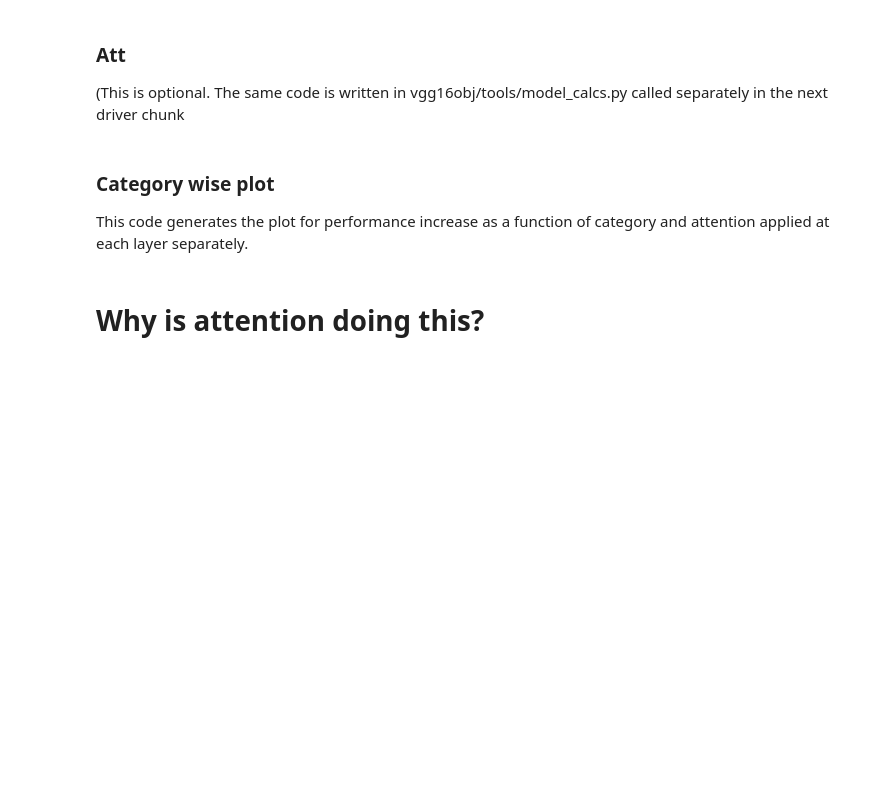
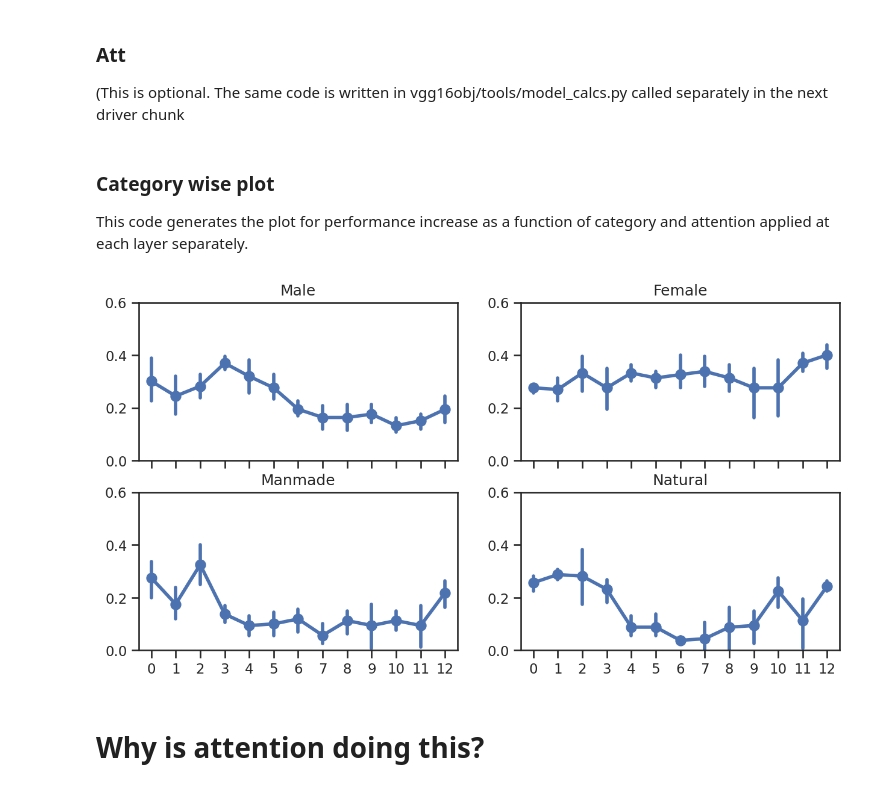
Before and after one commit to soukhind2/vgg16obj, a Jupyter notebook: vggface_4class_cv.ipynb, the cells around one changed output. Drawn from its saved outputs; the diff is of its cells as text; code cells hidden in the pictures; blank space fills up the shorter version.

```diff
--- a/vggface_4class_cv.ipynb
+++ b/vggface_4class_cv.ipynb
@@ -1080,39 +945,41 @@ for atstrng in np.arange(2,6,1): #Calling for different attn strengths
 This code generates the plot for performance increase as a function of category and attention applied at each layer separately.
 # %%
 acc = [0.38,0.38,0.45,0.45 ]
-
-gacc = np.load('/content/drive/MyDrive/objfiles/tun_accuracy_multi1.npy')
+kfold = 5
+gacc = np.load('/content/drive/MyDrive/objfiles/vggface_tun_accuracy_multi1.npy')
 categories = ["Male","Female","Manmade","Natural"]
 y = np.expand_dims(gacc,0)
-temp = np.load('/content/drive/MyDrive/objfiles/tun_accuracy_multi0.5.npy')
-y = np.concatenate((y,temp.reshape(1,4,13,5)))
+temp = np.load('/content/drive/MyDrive/objfiles/vggface_tun_accuracy_multi2.npy')
+y = np.concatenate((y,temp.reshape(1,4,13,kfold)))
 
-for i in range(2,7):
-  temp = np.load('/content/drive/MyDrive/objfiles/tun_accuracy_multi' + str(i) + '.npy')
-  y = np.concatenate((y,temp.reshape(1,4,13,5)))
+# for i in range(2,7):
+#   temp = np.load('/content/drive/MyDrive/objfiles/tun_accuracy_multi' + str(i) + '.npy')
+#   y = np.concatenate((y,temp.reshape(1,4,13,kfold)))
 
 y = np.amax(y,axis=0)
 
 
-plt_data = np.zeros((4,13,5))
+plt_data = np.zeros((4,13,kfold))
 for i in range(13):
   for j in range(4):
-    for k in range(5):
+    for k in range(kfold):
       plt_data[j,i,k] = y[j,i,k] - acc[j]
 
 
 fig, axes = plt.subplots(2, 2, sharex=True, figsize=(10,5))
 sns.set(style="white",rc={"lines.linewidth": 1})
 sns.set(font_scale=1,style='ticks')
 layer = 0
 plt.rcParams['figure.dpi'] = 150
 axes = axes.flatten()
 
 for cats in range(4):
   sns.pointplot(plt_data[cats].T,ax = axes[cats])
-  axes[cats].set_ylim(0,0.5)
+  axes[cats].set_ylim(0,0.6)
   axes[cats].set_title(categories[cats])
 np.save('merge_set.npy',plt_data)
+# %% [output]
+[figure, added]
 # %% [markdown]
 # Why is attention doing this?
 # %%
```
Also changed, not shown: parts of 28 cells of this notebook.
